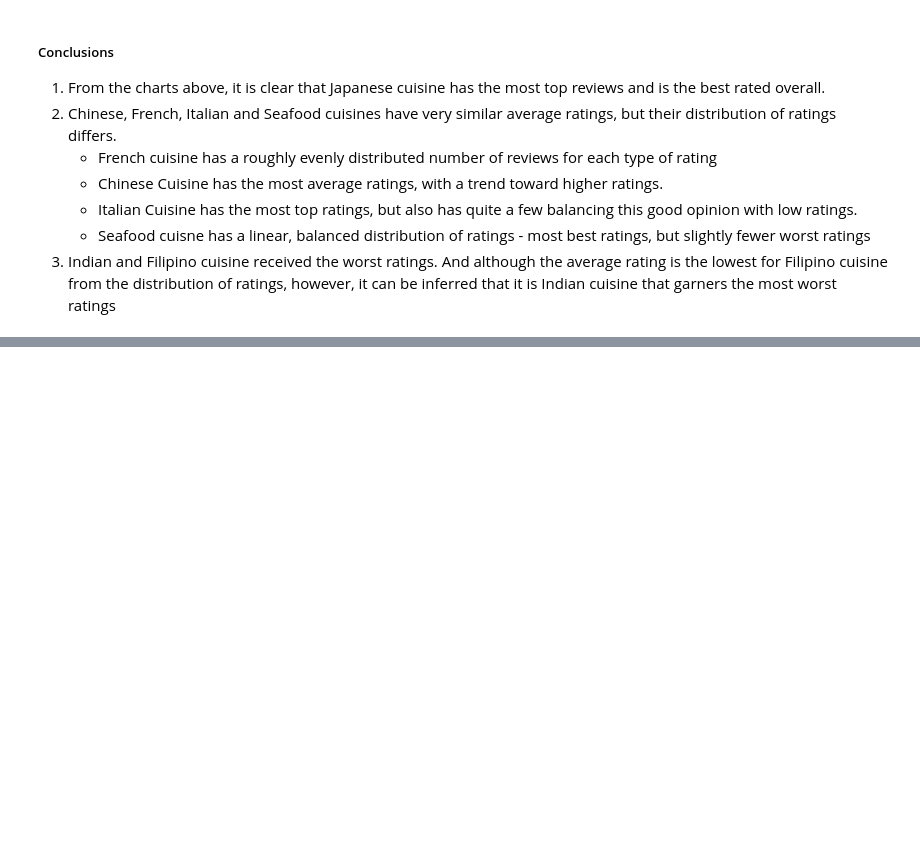
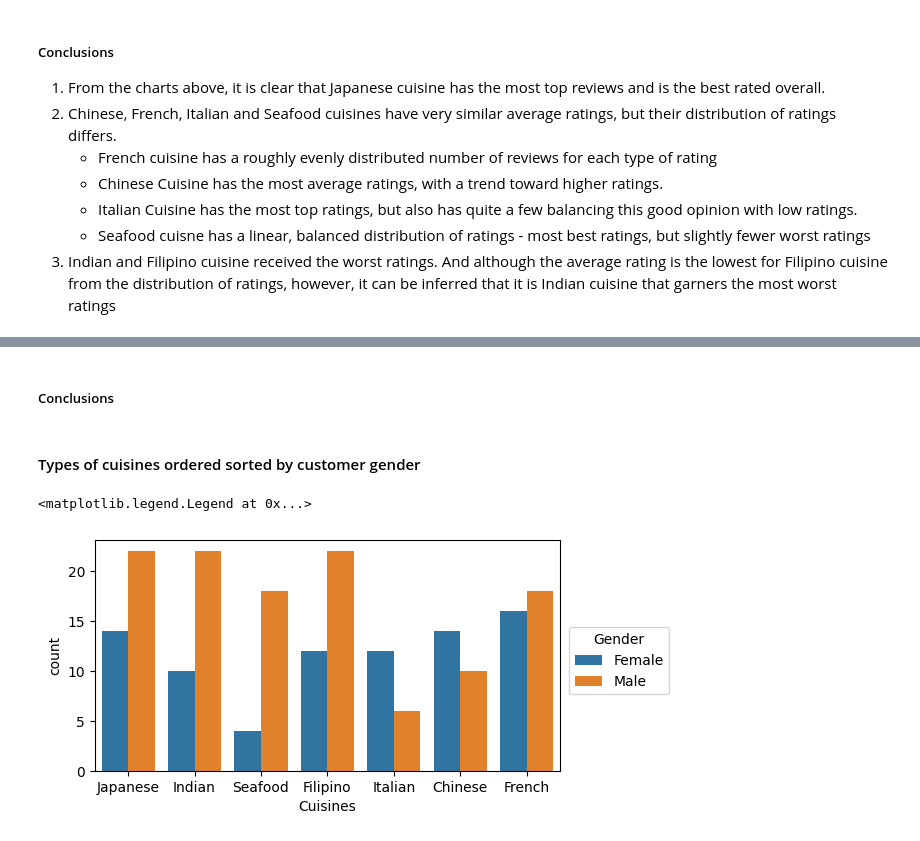
Before and after one commit to marta-glanowska/data-science, a Jupyter notebook: Projects/EDA/EDA_cuisine_rating.ipynb, the cells around one changed output, grey strips where cells are left out. Cells and saved outputs as stored; diff of their text form; code cells hidden in the pictures; blank space fills up the shorter version.

```diff
--- a/Projects/EDA/EDA_cuisine_rating.ipynb
+++ b/Projects/EDA/EDA_cuisine_rating.ipynb
@@ -320,0 +323,11 @@ Text(0.5, 1.0, 'Average cusine rating')
+# %% [markdown]
+##### Conclusions
+# %% [markdown]
+#### Types of cuisines ordered sorted by customer gender
+# %%
+plt.figure(figsize=(6,3))
+sns.countplot(data=df, x='Cuisines', hue='Gender')
+plt.legend(bbox_to_anchor=(1.25, 0.3), loc=4, title='Gender')
+# %% [output]
+<matplotlib.legend.Legend at 0x...>
+[figure, added]
```
Also changed, not shown: parts of 17 cells of this notebook.
